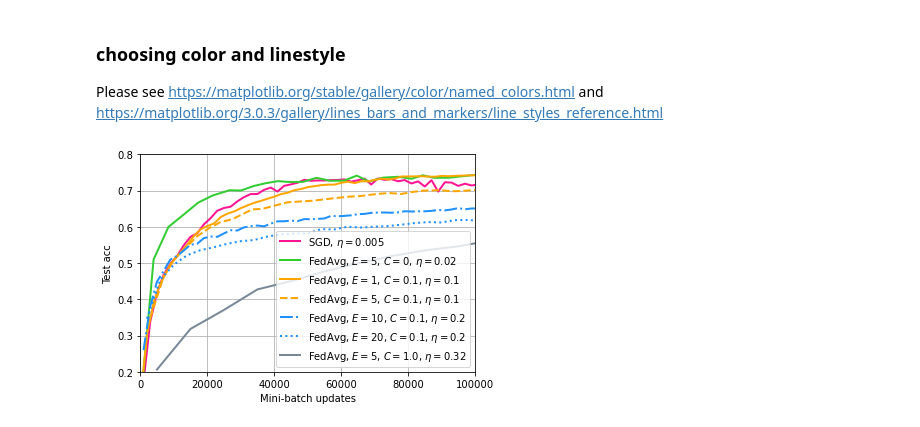
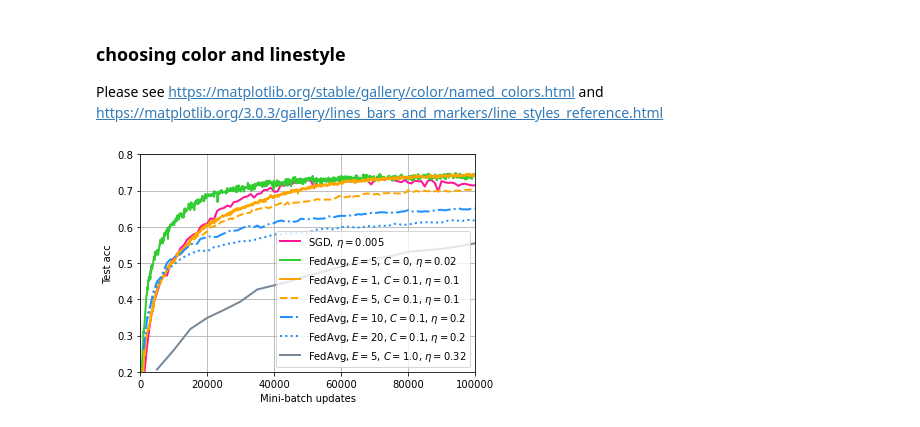
Before and after one commit to ywang037/Federated-Learning-PyTorch, a Jupyter notebook: helper-plot-csv-exp-3b.ipynb, the cells around one changed output. Cells and saved outputs as stored; diff of their text form; code cells hidden in the pictures.

```diff
--- a/helper-plot-csv-exp-3b.ipynb
+++ b/helper-plot-csv-exp-3b.ipynb
@@ -61,35 +61,35 @@ xsf[6]=5000
 Please see https://matplotlib.org/stable/gallery/color/named_colors.html and https://matplotlib.org/3.0.3/gallery/lines_bars_and_markers/line_styles_reference.html
 # %%
 # plot the first figure for experiment 2 with iid data
-step_1=5
+step_1=1
 plt.figure()
 for i, data in enumerate(df_1):
 #     if i==6:
 #         step_1 = 1
 #     else:
 #         step_1 = 5
-    if i==0:
-        step_1 = 2
-    elif i==1:
-        step_1 = 40
-    elif i==2:
-        step_1 = 20
-    elif i==3:
-        step_1 = 4
-    else:
-        step_1 = 2
+#     if i==0:
+#         step_1 = 1
+#     elif i==1:
+#         step_1 = 20
+#     elif i==2:
+#         step_1 = 10
+#     elif i==3:
+#         step_1 = 2
+#     else:
+#         step_1 = 1
     x = [dx*xsf[i] for j, dx in enumerate(data['Step'].tolist()) if j % step_1 == 0]
     y = [dy for j, dy in enumerate(data['Value'].tolist()) if j % step_1 == 0]
     x.append(data['Step'].tolist()[-1] * xsf[i])
     y.append(data['Value'].tolist()[-1])
     plt.plot(x,y,label=run_labels[i], linestyle=run_linestyles[i], color=run_colors[i],linewidth=2)
     plt.legend(loc='lower right')
 plt.grid()
 # plt.tight_layout()
 plt.xlim(0,100000)
 plt.ylim(0.2,0.8)
 plt.xlabel('Mini-batch updates')
 plt.ylabel('Test acc')
 plt.savefig('save\\figures-cifar\\fedavg-exp-3b.png')
 # %% [output]
-[figure, old version]
+[figure, new version]
```
Also changed, not shown: 3 other files.
